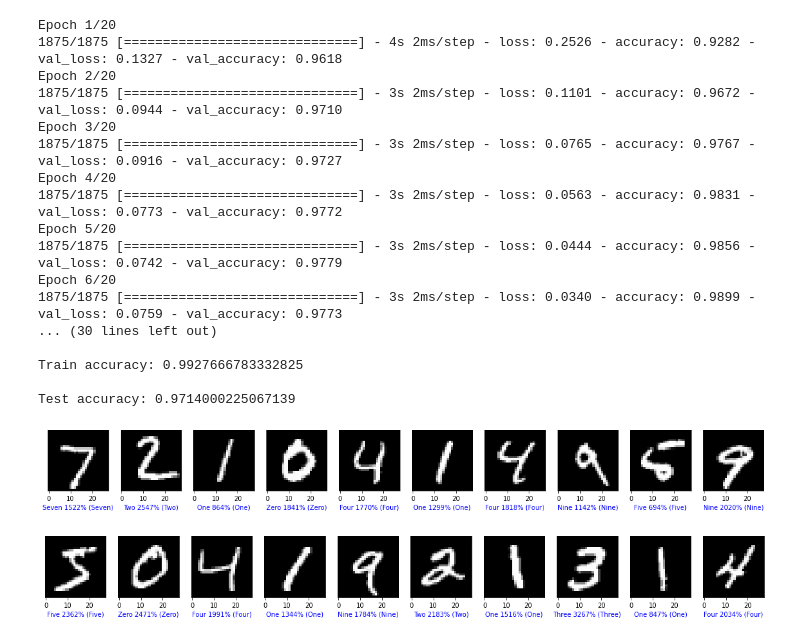
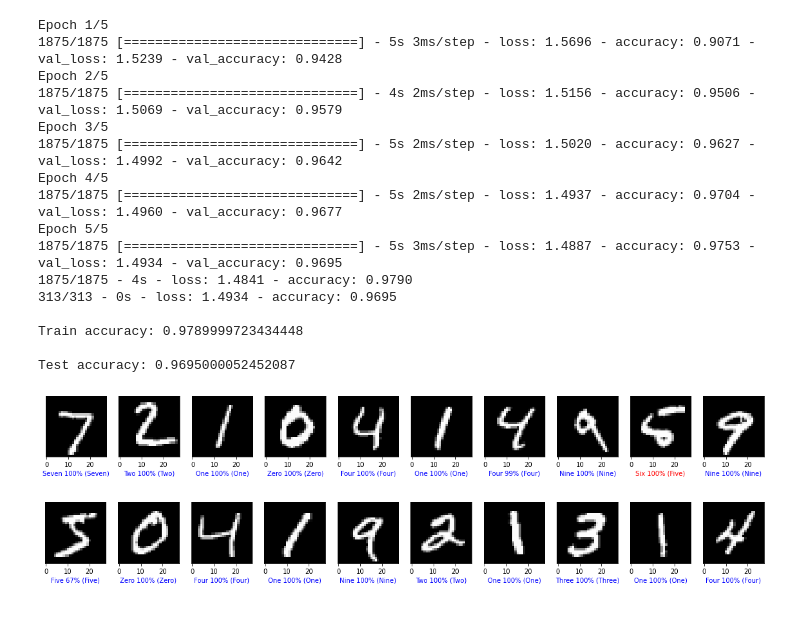
Before and after one commit to AlexK81799/CSCI4961Project, a Jupyter notebook: CSCI4961 Problem Set/adv_problemset_starter.ipynb, the cells around one changed output. Cells and saved outputs as stored; diff of their text form; code cells hidden in the pictures.

Commit message:
Added comments, a softmax layer to the problem set model, edited typos in tensorflow experiment

```diff
--- a/CSCI4961 Problem Set/adv_problemset_starter.ipynb
+++ b/CSCI4961 Problem Set/adv_problemset_starter.ipynb
@@ -12,7 +12,8 @@ import matplotlib.pyplot as plt
 model = keras.Sequential([
     keras.layers.Flatten(input_shape=(28, 28)),
     keras.layers.Dense(128, activation='relu'),
-    keras.layers.Dense(10)
+    keras.layers.Dense(10),
+    keras.layers.Softmax()
 ])
 # %%
 # compile the keras model
@@ -37,7 +37,7 @@ Data shapes (10000, 28, 28) (10000,) (60000, 28, 28) (60000,)
 # fit the keras model on the dataset
 model.fit(x_train, y_train,
           batch_size=32,
-          epochs=20,
+          epochs=5,
           validation_data=(x_test, y_test))
 
 # evaluate the keras model
@@ -48,23 +48,22 @@ test_loss, test_acc = model.evaluate(x_test,  y_test, verbose=2)
 print('\nTrain accuracy:', train_acc)
 print('\nTest accuracy:', test_acc)
 # %% [output]
-Epoch 1/20
-1875/1875 [==============================] - 4s 2ms/step - loss: 0.2526 - accuracy: 0.9282 - val_loss: 0.1327 - val_accuracy: 0.9618
-Epoch 2/20
-1875/1875 [==============================] - 3s 2ms/step - loss: 0.1101 - accuracy: 0.9672 - val_loss: 0.0944 - val_accuracy: 0.9710
-Epoch 3/20
-1875/1875 [==============================] - 3s 2ms/step - loss: 0.0765 - accuracy: 0.9767 - val_loss: 0.0916 - val_accuracy: 0.9727
-Epoch 4/20
-1875/1875 [==============================] - 3s 2ms/step - loss: 0.0563 - accuracy: 0.9831 - val_loss: 0.0773 - val_accuracy: 0.9772
-Epoch 5/20
-1875/1875 [==============================] - 3s 2ms/step - loss: 0.0444 - accuracy: 0.9856 - val_loss: 0.0742 - val_accuracy: 0.9779
-Epoch 6/20
-1875/1875 [==============================] - 3s 2ms/step - loss: 0.0340 - accuracy: 0.9899 - val_loss: 0.0759 - val_accuracy: 0.9773
-... (30 lines left out)
+Epoch 1/5
+1875/1875 [==============================] - 5s 3ms/step - loss: 1.5696 - accuracy: 0.9071 - val_loss: 1.5239 - val_accuracy: 0.9428
+Epoch 2/5
+1875/1875 [==============================] - 4s 2ms/step - loss: 1.5156 - accuracy: 0.9506 - val_loss: 1.5069 - val_accuracy: 0.9579
+Epoch 3/5
+1875/1875 [==============================] - 5s 2ms/step - loss: 1.5020 - accuracy: 0.9627 - val_loss: 1.4992 - val_accuracy: 0.9642
+Epoch 4/5
+1875/1875 [==============================] - 5s 2ms/step - loss: 1.4937 - accuracy: 0.9704 - val_loss: 1.4960 - val_accuracy: 0.9677
+Epoch 5/5
+1875/1875 [==============================] - 5s 3ms/step - loss: 1.4887 - accuracy: 0.9753 - val_loss: 1.4934 - val_accuracy: 0.9695
+1875/1875 - 4s - loss: 1.4841 - accuracy: 0.9790
+313/313 - 0s - loss: 1.4934 - accuracy: 0.9695
 
-Train accuracy: 0.9927666783332825
+Train accuracy: 0.9789999723434448
 
-Test accuracy: 0.9714000225067139
+Test accuracy: 0.9695000052452087
 # %%
 
 test_predictions = model.predict(x_test)
@@ -72,33 +71,40 @@ train_predictions = model.predict(x_train)
 # %%
 class_names = ['Zero','One','Two','Three','Four','Five','Six','Seven','Eight','Nine']
 
+
 def display_images(images, predicted_labels, true_labels):
-    n = 10  # How many digits we will display
-    plt.figure(figsize=(20, 4))
-    for i in range(n):
-        # Display original
-        ax = plt.subplot(2, n, i + 1)
-        plt.imshow(images[i].reshape(28, 28))
-        plt.gray()
-        ax.get_yaxis().set_visible(False)
+  '''
+  Display the images in an orderly way that associates it with its predicted and true labels.
+  :images: the input images
+  :predicted_labels: the predicted labels from the model
+  :true_labels: the correct labels
+  '''
+  n = 10  # How many digits we will display
+  plt.figure(figsize=(20, 4))
+  for i in range(n):
+      # Display original
+      ax = plt.subplot(2, n, i + 1)
+      plt.imshow(images[i].reshape(28, 28))
+      plt.gray()
+      ax.get_yaxis().set_visible(False)
 
-        predicted_label = np.argmax(predicted_labels[i])
+      predicted_label = np.argmax(predicted_labels[i])
 
-        if predicted_label == true_labels[i]:
-          color = 'blue'
-        else:
-          color = 'red'
+      if predicted_label == true_labels[i]:
+        color = 'blue'
+      else:
+        color = 'red'
 
-        plt.xlabel("{} {:2.0f}% ({})".format(class_names[predicted_label],
-                                      100*np.max(predicted_labels[i]),
-                                      class_names[true_labels[i]]),
-                                      color=color)
+      plt.xlabel("{} {:2.0f}% ({})".format(class_names[predicted_label],
+                                    100*np.max(predicted_labels[i]),
+                                    class_names[true_labels[i]]),
+                                    color=color)
 
 
-    plt.show()
+  plt.show()
 
 display_images(x_test, test_predictions, y_test)
 display_images(x_train, train_predictions, y_train)
 # %% [output]
-[figure, old version]
+[figure, new version]
 [figure]
```
Also changed, not shown: parts of 1 cell of this notebook, 2 other files.
